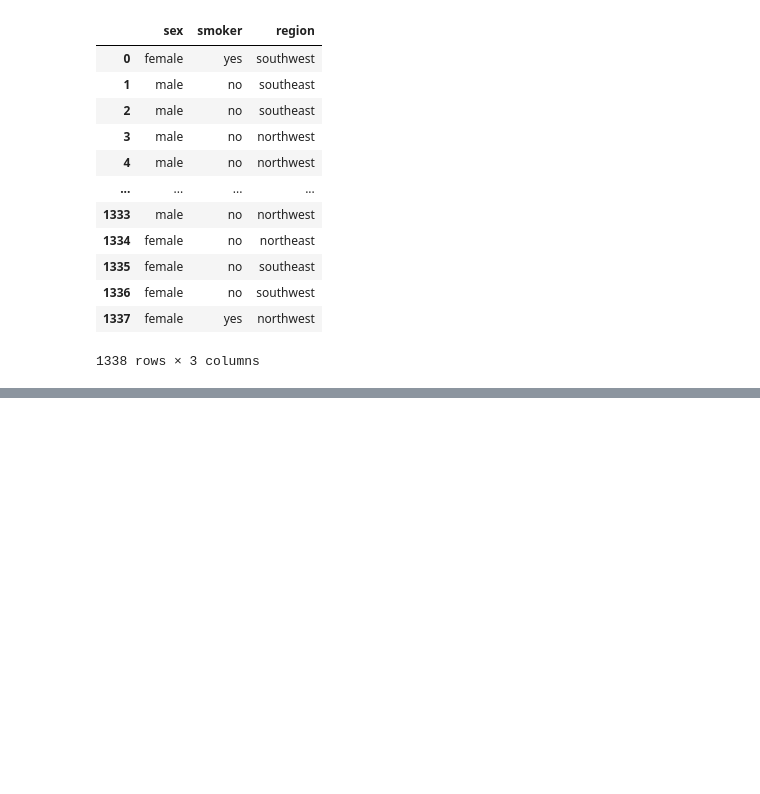
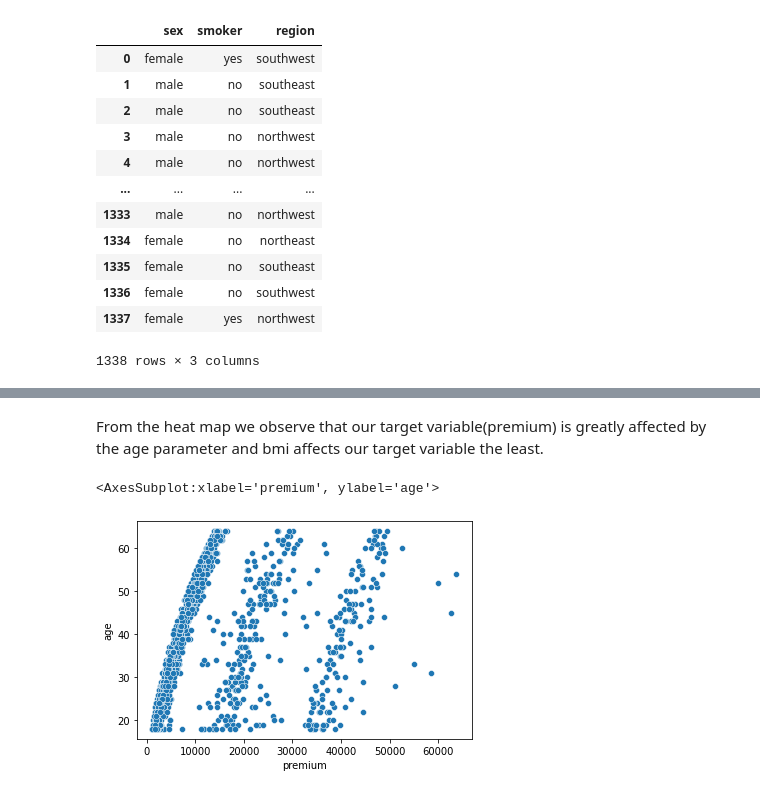
Before and after one commit to roathena/insurance_premium_prediction, a Jupyter notebook: pythonNotebook/eda.ipynb, the cells around one changed output, grey strips where cells are left out. Cells and saved outputs as stored; diff of their text form; code cells hidden in the pictures; blank space fills up the shorter version.

```diff
--- a/pythonNotebook/eda.ipynb
+++ b/pythonNotebook/eda.ipynb
@@ -144,0 +165,7 @@ sns.heatmap(df.corr(method='spearman'), annot=True)
+# %% [markdown]
+From the heat map we observe that our target variable(premium) is greatly affected by the age parameter and bmi affects our target variable the least.
+# %%
+sns.scatterplot(x='premium',y='age',data=df)
+# %% [output]
+<AxesSubplot:xlabel='premium', ylabel='age'>
+[figure, added]
```
Also changed, not shown: parts of 19 cells of this notebook, 1 other file.
